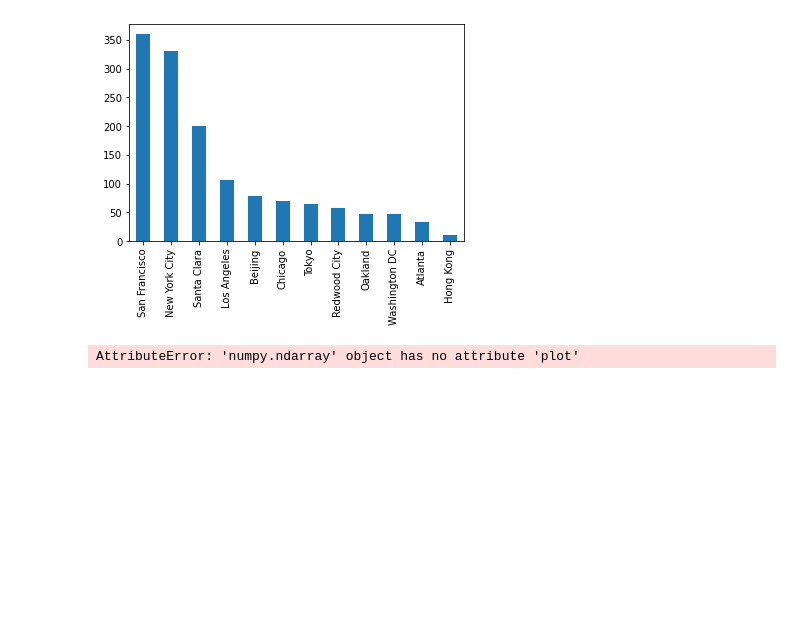
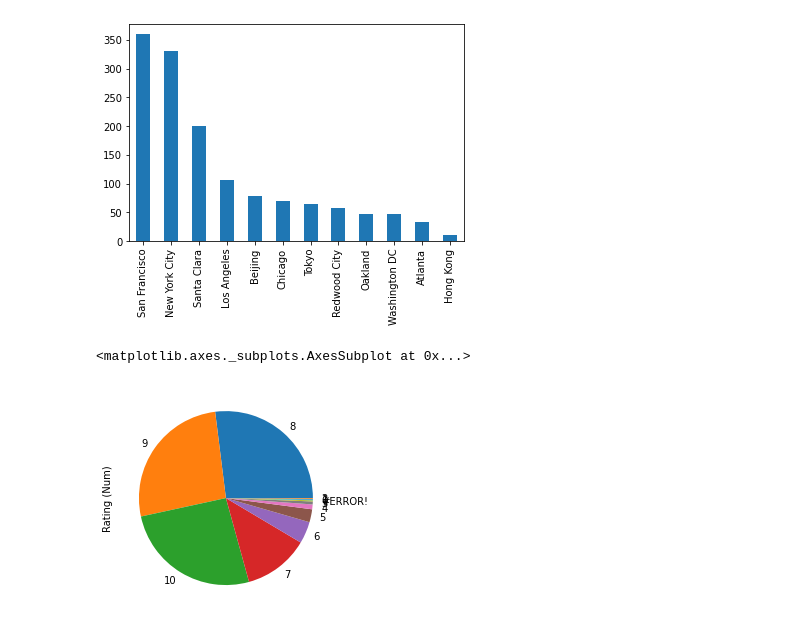
Before and after one commit to sandycamilo/DS1.1-NPS, a Jupyter notebook: notebooks/Summer_Academy_NPS_Data.ipynb, the cells around one changed output. Cells and saved outputs as stored; diff of their text form; code cells hidden in the pictures; blank space fills up the shorter version.

```diff
--- a/notebooks/Summer_Academy_NPS_Data.ipynb
+++ b/notebooks/Summer_Academy_NPS_Data.ipynb
@@ -145,6 +144,8 @@ df['Location'].value_counts().plot(kind='bar')
 # %%
 ratings =  df['Rating (Num)'].dropna().values
 # %%
-# df['Rating (Num)'].value_counts().plot(kind='pie')
+# plotting ratings from 0 to 10
+df['Rating (Num)'].value_counts().plot(kind='pie')
 # %% [output]
-AttributeError: 'numpy.ndarray' object has no attribute 'plot'
+<matplotlib.axes._subplots.AxesSubplot at 0x...>
+[figure, added]
```
Also changed, not shown: parts of 15 cells of this notebook, 1 other file.
